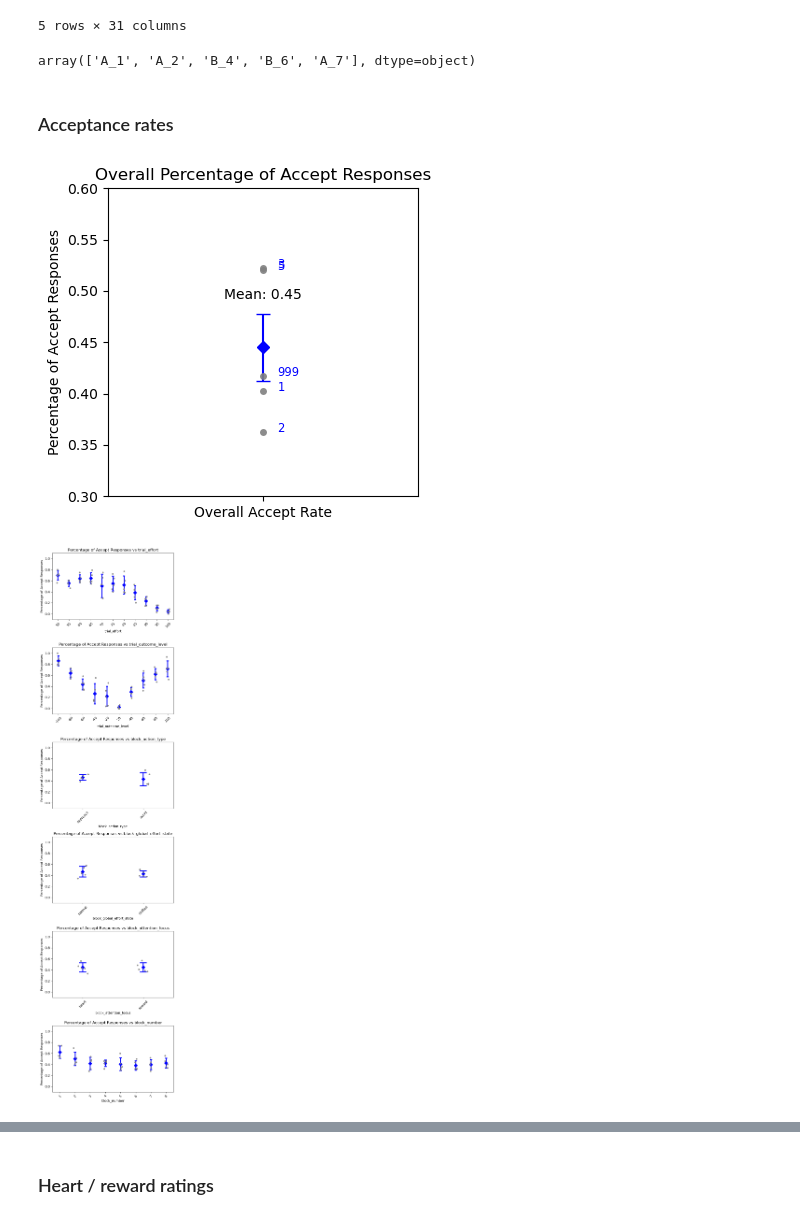
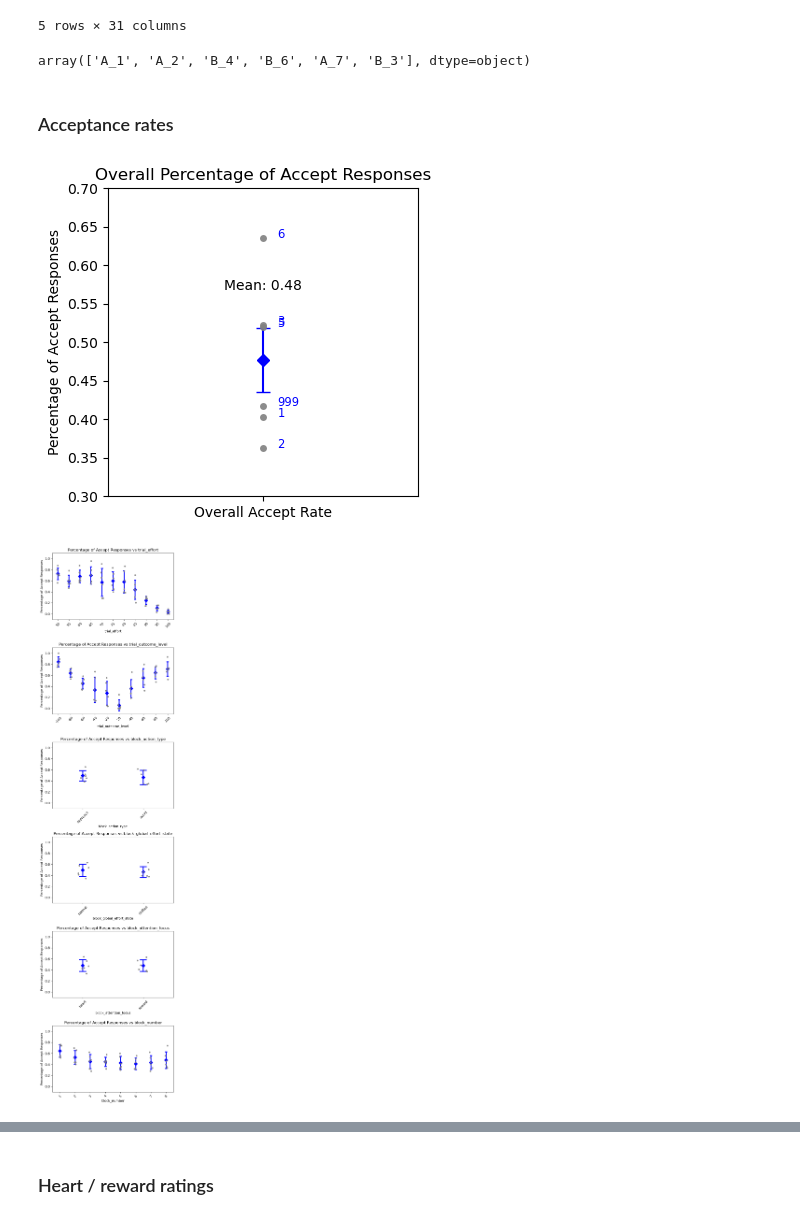
Before and after one commit to MajaFriedemann/reward-effort-task, a Jupyter notebook: analysis/test_data_analysis.ipynb, the cells around one changed output, grey strips where cells are left out. Saved outputs shown, nothing was run; the diff lists cells and outputs as text; code cells hidden in the pictures.

```diff
--- a/analysis/test_data_analysis.ipynb
+++ b/analysis/test_data_analysis.ipynb
@@ -13,6 +13,7 @@ data_eleonora = pd.read_csv('../experiment_code/pilot_data/2024-07-24_eleonora.c
 data_tim = pd.read_csv('../experiment_code/pilot_data/2024-07-25_tim.csv')
 data_deng = pd.read_csv('../experiment_code/pilot_data/2024-07-30_deng.csv')
 data_miruna = pd.read_csv('../experiment_code/pilot_data/2024-08-01_miruna.csv')
+data_lilian = pd.read_csv('../experiment_code/pilot_data/2024-08-06_lilian.csv')
 # %%
 print(data_miriam['duration'].unique())
 print(data_eleonora['duration'].unique())
@@ -33,7 +36,7 @@ data_tim = data_tim.iloc[:-1]
 
 # Combine all DataFrames into one
 # leaving out deng because he just accepted everything
-data = pd.concat([data_maja, data_miriam, data_eleonora, data_tim, data_miruna])
+data = pd.concat([data_maja, data_miriam, data_eleonora, data_tim, data_miruna, data_lilian], ignore_index=True)
 # %%
 data.head()
 # %% [output]
@@ -47,38 +50,38 @@ data.head()
 # %%
 data['trial_schedule'].unique()
 # %% [output]
-array(['A_1', 'A_2', 'B_4', 'B_6', 'A_7'], dtype=object)
+array(['A_1', 'A_2', 'B_4', 'B_6', 'A_7', 'B_3'], dtype=object)
 # %% [markdown]
 ### Acceptance rates
 # %%
 # Overall percentage of 'accept' responses
 participant_percent_accept = data.groupby('participant')['response'].apply(lambda x: (x == 'accept').mean()).reset_index()
 participant_percent_accept.columns = ['participant', 'accept_rate']
 
 # Calculate the overall mean and standard error
 overall_mean = participant_percent_accept['accept_rate'].mean()
 overall_se = participant_percent_accept['accept_rate'].std() / (len(participant_percent_accept) ** 0.5)
 
 # Plot the individual data points
 plt.figure(figsize=(4, 4))
 sns.stripplot(x=['Overall Accept Rate'] * len(participant_percent_accept), y=participant_percent_accept['accept_rate'], jitter=False, alpha=0.9, color='grey')
 
 # Annotate each dot with the participant label
 for i, row in participant_percent_accept.iterrows():
     plt.text(0.005, row['accept_rate'], int(row['participant']), horizontalalignment='left', size='small', color='blue')
 
 # Plot the mean percentage of 'accept' responses with standard error
 plt.errorbar(x=['Overall Accept Rate'], y=[overall_mean], yerr=[overall_se], fmt='D', color='blue', capsize=5)
 
 # Add text label for the mean acceptance rate
-plt.text(0, overall_mean + overall_se + 0.015, f'Mean: {overall_mean:.2f}', ha='center')
+plt.text(0, overall_mean + overall_se + 0.05, f'Mean: {overall_mean:.2f}', ha='center')
 
 plt.title('Overall Percentage of Accept Responses')
 plt.ylabel('Percentage of Accept Responses')
-plt.ylim(0.3, 0.6)
+plt.ylim(0.3, 0.7)
 plt.show()
 # %% [output]
-[figure, old version]
+[figure, new version]
 # %%
 # Define the variables to plot
 variables_to_plot = ['trial_effort', 'trial_outcome_level', 'block_action_type', 'block_global_effort_state', 'block_attention_focus', 'block_number']
@@ -106,7 +109,7 @@ for idx, var in enumerate(variables_to_plot):
 plt.tight_layout()
 plt.show()
 # %% [output]
-[figure, old version]
+[figure, new version]
 # %%
 # Group by participant, trial_effort, and trial_outcome_level, then calculate the mean acceptance rate for each group
 participant_acceptance_rate = data.groupby(['participant', 'trial_effort', 'trial_outcome_level'])['response'].apply(lambda x: (x == 'accept').mean()).reset_index()
```
Also changed, not shown: parts of 4 cells of this notebook, 2 other files.
